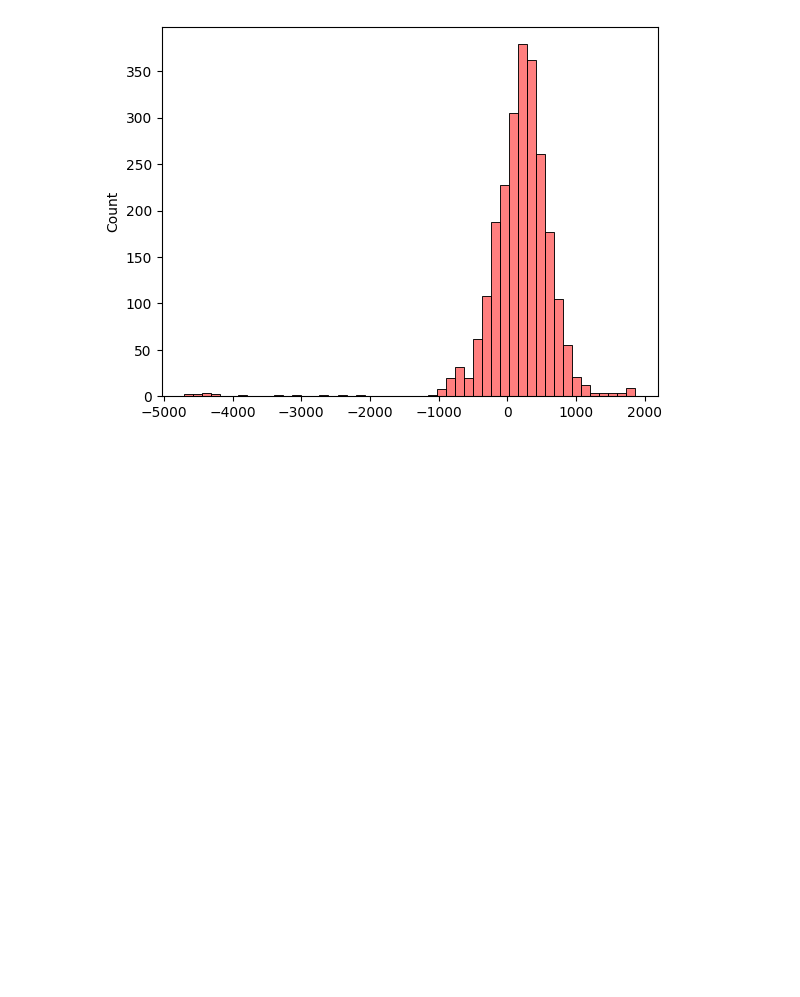
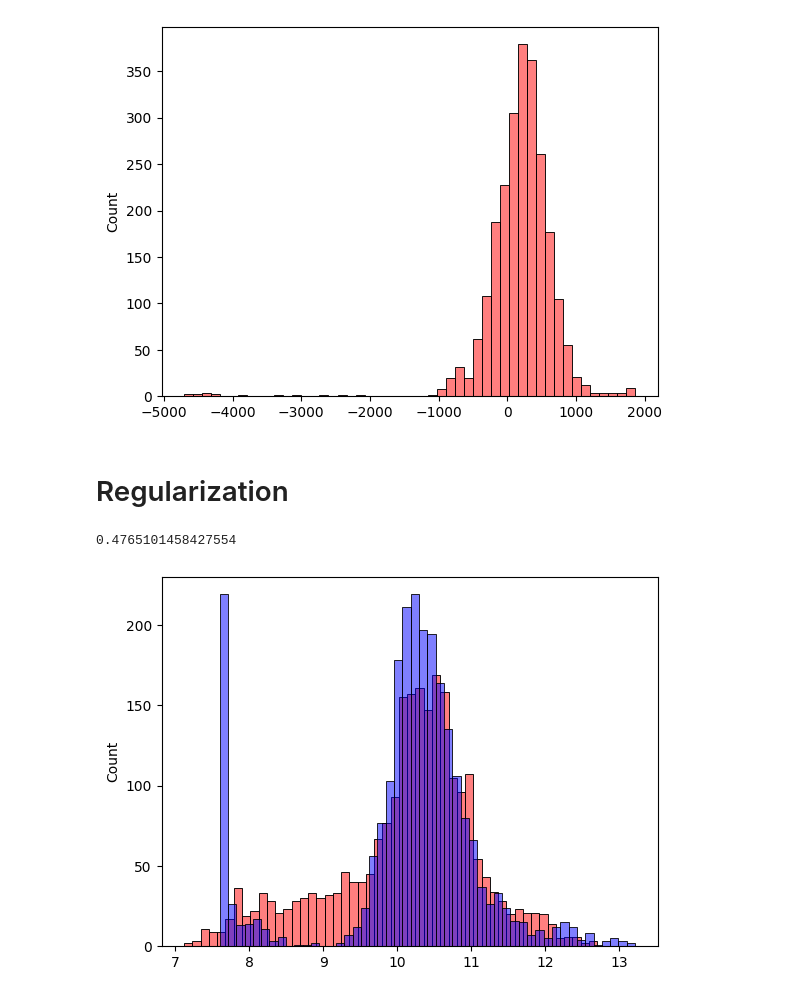
Before and after one commit to aaalexlit/machine-learning-zoomcamp-alex, a Jupyter notebook: 02-regression/carprice-eda-linreg.ipynb, the cells around one changed output. Cells and saved outputs as stored; diff of their text form; code cells hidden in the pictures; blank space fills up the shorter version.

Commit message:
lecture 2.13 Regularization

```diff
--- a/02-regression/carprice-eda-linreg.ipynb
+++ b/02-regression/carprice-eda-linreg.ipynb
@@ -429,3 +429,31 @@ rmse_5
 plot_pred_vs_true_hist(y_pred=y_pred_5, y_true=y_val)
 # %% [output]
 [figure]
+# %% [markdown]
+# Regularization
+# %%
+def train_linear_regression_reg(X, y, r=0.01):
+    X = np.column_stack([np.ones(X.shape[0]), X])
+    XTX = X.T @ X
+
+    XTX = XTX + r * np.eye(XTX.shape[0])
+
+    XTX_inv = np.linalg.inv(XTX)
+    return XTX_inv @ X.T @ y
+# %%
+def train_reg_and_calculate_rmse(prepare_X):
+    X_train = prepare_X(df_train)
+    W = train_linear_regression_reg(X_train, y_train)
+
+    X_val = prepare_X(df_val)
+    y_pred = predict(W=W, X=X_val)
+    return y_pred, rmse(y_val, y_pred)
+# %%
+y_pred_5, rmse_5 = train_reg_and_calculate_rmse(prepare_X=prepare_X_5)
+rmse_5
+# %% [output]
+0.4765101458427554
+# %%
+plot_pred_vs_true_hist(y_pred=y_pred_5, y_true=y_val)
+# %% [output]
+[figure, added]
```
